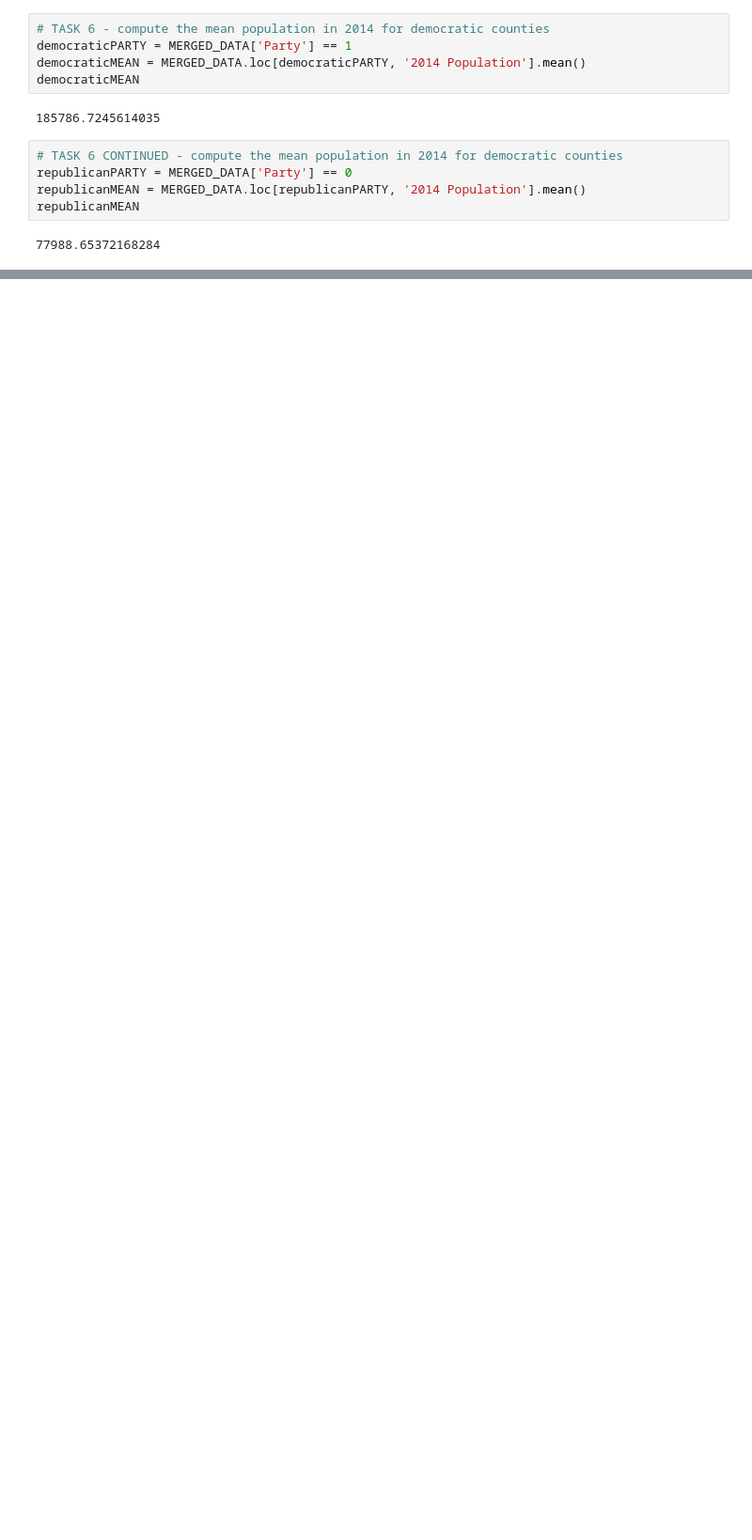
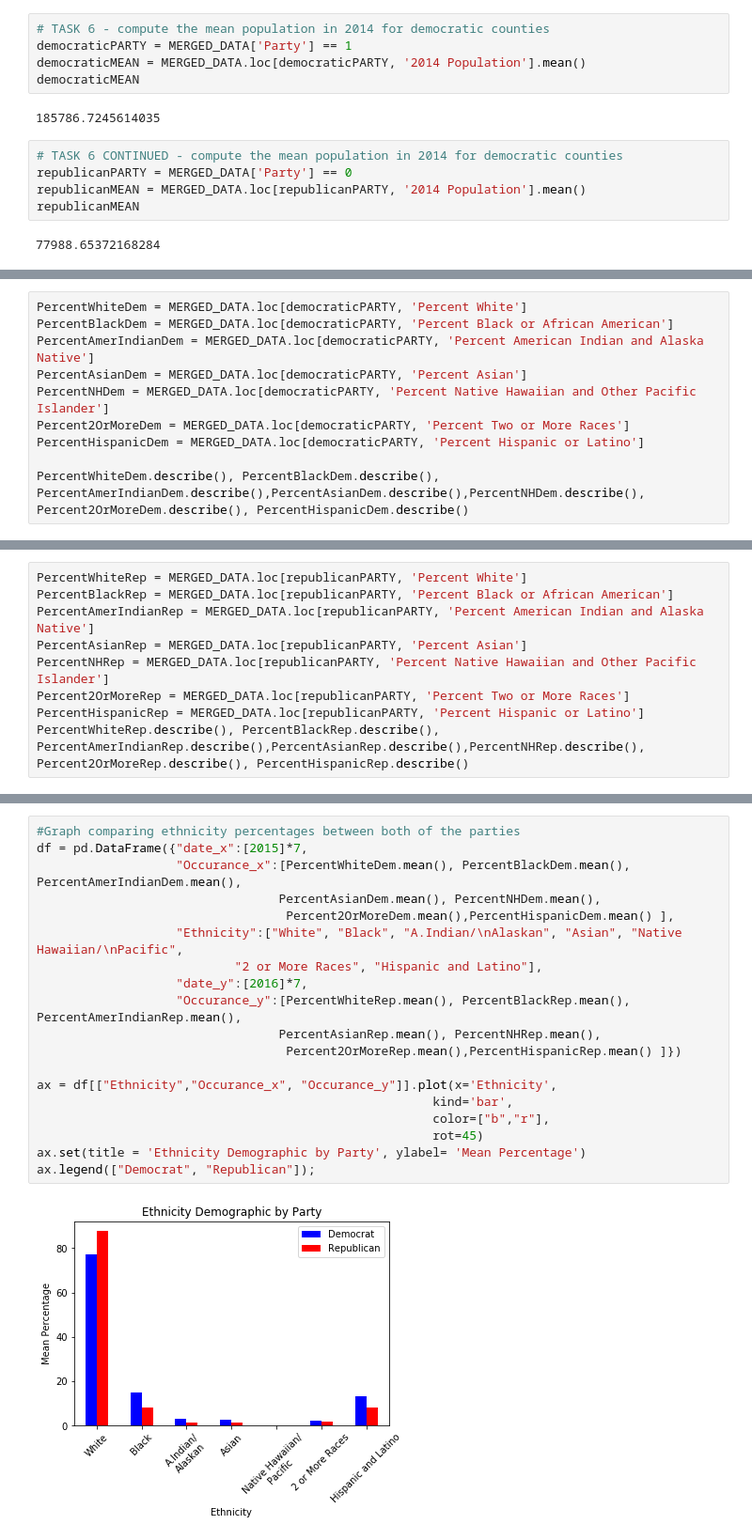
Before and after one commit to hamzashahid1995/Data-Science, a Jupyter notebook: Project 01-Exploratory Data Analysis/project1_418.ipynb, the cells around one changed output, grey strips where cells are left out. Shown at 94% size. Drawn from its saved outputs; the diff is of its cells as text; blank space fills up the shorter version.

```diff
--- a/Project 01-Exploratory Data Analysis/project1_418.ipynb
+++ b/Project 01-Exploratory Data Analysis/project1_418.ipynb
@@ -162,0 +393,10 @@ republicanMEAN
+# %%
+PercentWhiteDem = MERGED_DATA.loc[democraticPARTY, 'Percent White']
+PercentBlackDem = MERGED_DATA.loc[democraticPARTY, 'Percent Black or African American']
+PercentAmerIndianDem = MERGED_DATA.loc[democraticPARTY, 'Percent American Indian and Alaska Native']
+PercentAsianDem = MERGED_DATA.loc[democraticPARTY, 'Percent Asian']
+PercentNHDem = MERGED_DATA.loc[democraticPARTY, 'Percent Native Hawaiian and Other Pacific Islander']
+Percent2OrMoreDem = MERGED_DATA.loc[democraticPARTY, 'Percent Two or More Races']
+PercentHispanicDem = MERGED_DATA.loc[democraticPARTY, 'Percent Hispanic or Latino']
+
+PercentWhiteDem.describe(), PercentBlackDem.describe(), PercentAmerIndianDem.describe(),PercentAsianDem.describe(),PercentNHDem.describe(), Percent2OrMoreDem.describe(), PercentHispanicDem.describe()
@@ -162,0 +421,9 @@ republicanMEAN
+# %%
+PercentWhiteRep = MERGED_DATA.loc[republicanPARTY, 'Percent White']
+PercentBlackRep = MERGED_DATA.loc[republicanPARTY, 'Percent Black or African American']
+PercentAmerIndianRep = MERGED_DATA.loc[republicanPARTY, 'Percent American Indian and Alaska Native']
+PercentAsianRep = MERGED_DATA.loc[republicanPARTY, 'Percent Asian']
+PercentNHRep = MERGED_DATA.loc[republicanPARTY, 'Percent Native Hawaiian and Other Pacific Islander']
+Percent2OrMoreRep = MERGED_DATA.loc[republicanPARTY, 'Percent Two or More Races']
+PercentHispanicRep = MERGED_DATA.loc[republicanPARTY, 'Percent Hispanic or Latino']
+PercentWhiteRep.describe(), PercentBlackRep.describe(), PercentAmerIndianRep.describe(),PercentAsianRep.describe(),PercentNHRep.describe(), Percent2OrMoreRep.describe(), PercentHispanicRep.describe()
@@ -162,0 +448,21 @@ republicanMEAN
+# %%
+#Graph comparing ethnicity percentages between both of the parties
+df = pd.DataFrame({"date_x":[2015]*7,
+                   "Occurance_x":[PercentWhiteDem.mean(), PercentBlackDem.mean(), PercentAmerIndianDem.mean(),
+                                 PercentAsianDem.mean(), PercentNHDem.mean(),
+                                  Percent2OrMoreDem.mean(),PercentHispanicDem.mean() ],
+                   "Ethnicity":["White", "Black", "A.Indian/\nAlaskan", "Asian", "Native Hawaiian/\nPacific",
+                           "2 or More Races", "Hispanic and Latino"],
+                   "date_y":[2016]*7,
+                   "Occurance_y":[PercentWhiteRep.mean(), PercentBlackRep.mean(), PercentAmerIndianRep.mean(),
+                                 PercentAsianRep.mean(), PercentNHRep.mean(),
+                                  Percent2OrMoreRep.mean(),PercentHispanicRep.mean() ]})
+
+ax = df[["Ethnicity","Occurance_x", "Occurance_y"]].plot(x='Ethnicity',
+                                                      kind='bar',
+                                                      color=["b","r"],
+                                                      rot=45)
+ax.set(title = 'Ethnicity Demographic by Party', ylabel= 'Mean Percentage')
+ax.legend(["Democrat", "Republican"]);
+# %% [output]
+[figure, added]
```
Also changed, not shown: parts of 27 cells of this notebook.
